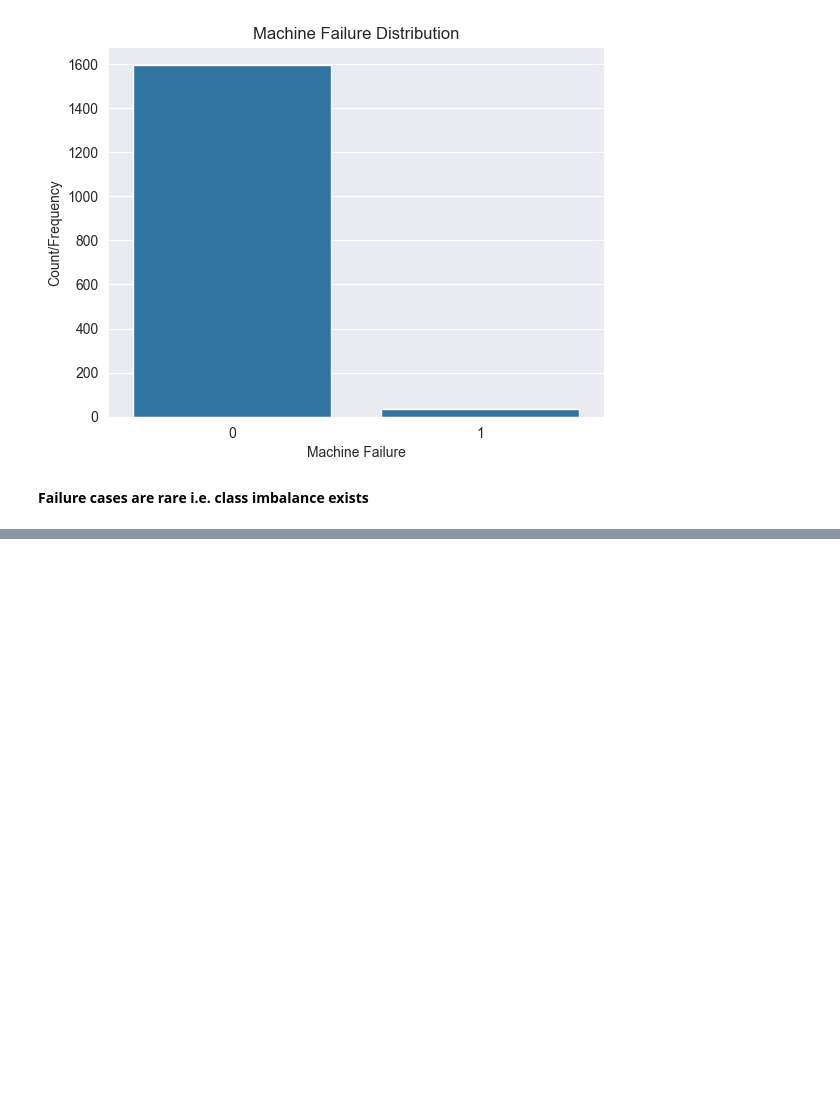
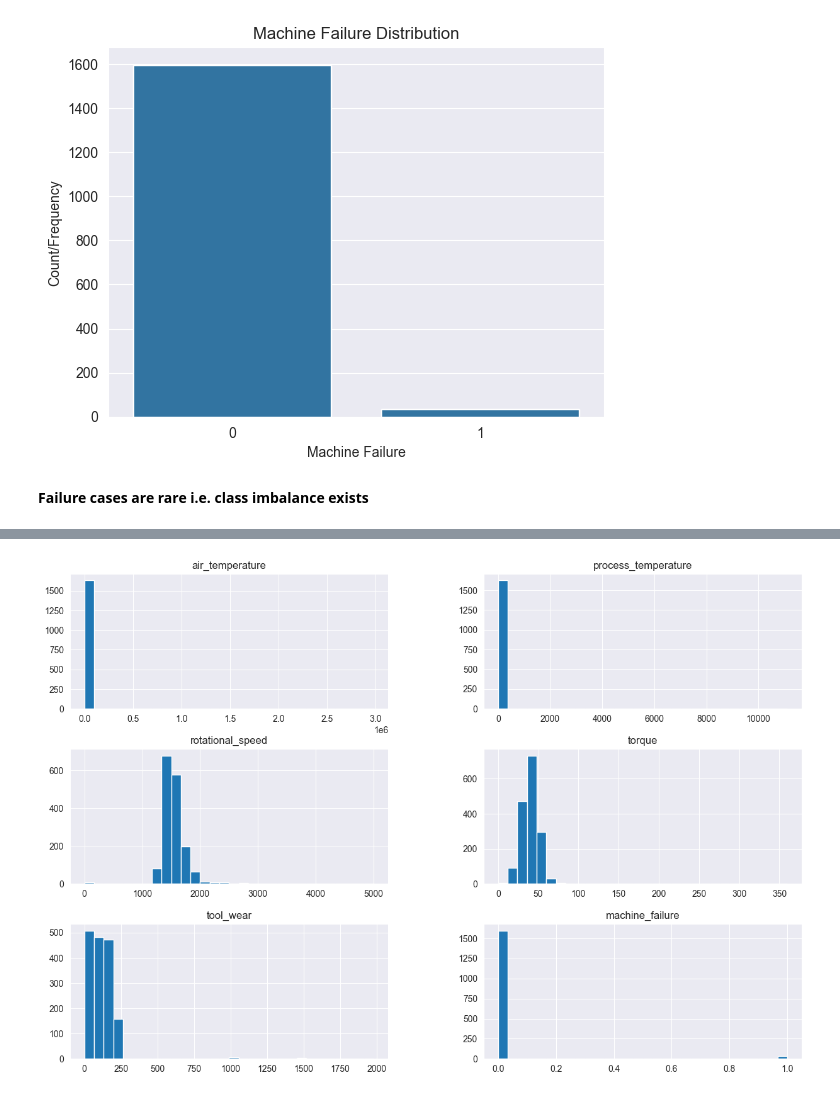
Before and after one commit to deb-cod/April-25-G2-Capstone-Project, a Jupyter notebook: EDA/Exploratory_Data_Analysis.ipynb, the cells around one changed output, grey strips where cells are left out. Drawn from its saved outputs; the diff is of its cells as text; code cells hidden in the pictures; blank space fills up the shorter version.

```diff
--- a/EDA/Exploratory_Data_Analysis.ipynb
+++ b/EDA/Exploratory_Data_Analysis.ipynb
@@ -255,0 +266,5 @@ plt.show()
+# %%
+df[numeric_attr.columns].hist(figsize=(15,10), bins=30)
+plt.show()
+# %% [output]
+[figure, added]
```
Also changed, not shown: parts of 2 cells of this notebook.
